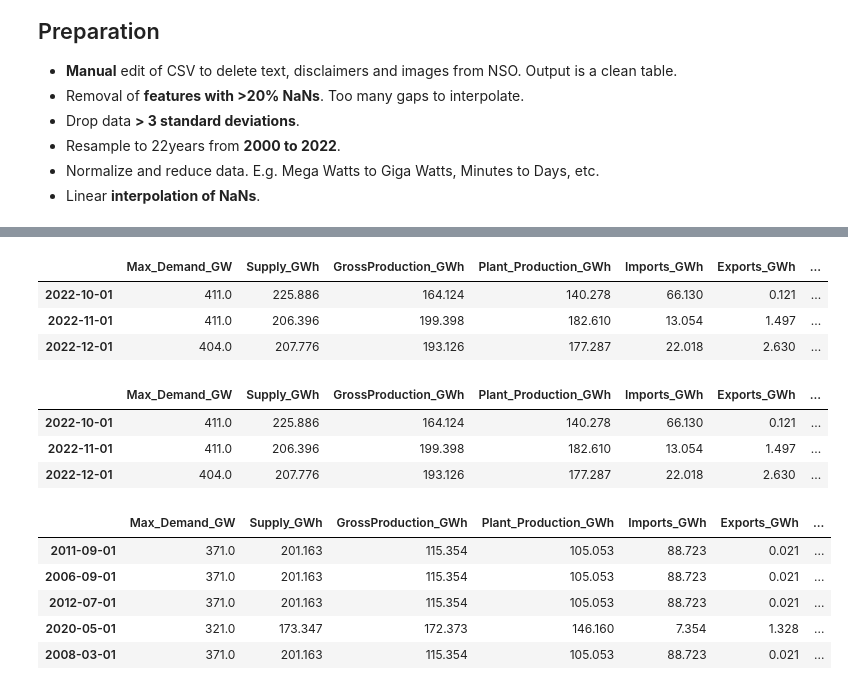
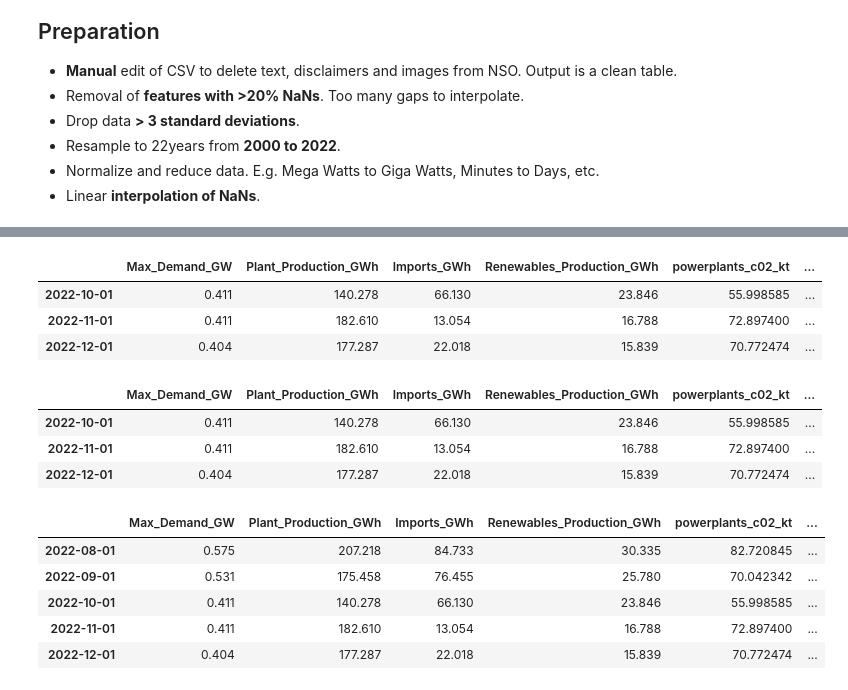
Before and after one commit to ATECO-malta/applied_ml_assignment, a Jupyter notebook: aml_ICS5110.ipynb, the cells around one changed output, grey strips where cells are left out. Drawn from its saved outputs; the diff is of its cells as text; code cells hidden in the pictures.

```diff
--- a/aml_ICS5110.ipynb
+++ b/aml_ICS5110.ipynb
@@ -121,17 +130,0 @@ Renewables_Production_MWh.csv
-# %%
-ENERGY_PROD = "energy_production.csv"
-
-electric_prod_df = pd.read_csv(f"{RAW_DATA_PATH}/{ENERGY_PROD}")
-electric_prod_df = electric_prod_df.T
-electric_prod_df.columns = ["GWH"]
-electric_prod_df.index = pd.to_datetime(electric_prod_df.index, format='%Y-%m')
-
-electric_prod_df = electric_prod_df[(electric_prod_df.index >= START_DATE) & (
-    electric_prod_df.index <= END_DATE)]
-electric_prod_df = electric_prod_df.interpolate().bfill().ffill()
-electric_prod_df = electric_prod_df[(electric_prod_df.index >= START_DATE) & (
-    electric_prod_df.index <= END_DATE)]
-
-all_data_df = pd.concat([all_data_df, electric_prod_df],
-                        axis=1, ignore_index=False)
-all_data_df.tail(3)
@@ -148,24 +187,23 @@ pop_df = pop_df.T
 pop_df.columns = ["Population"]
 
 # Indexed on year only, resample to monthly. interpolate everything.
-pop_df.index = pd.to_datetime(pop_df.index, format='%Y')
-pop_df = pop_df.resample('M').mean()
+pop_df.index = pd.to_datetime(pop_df.index, format="%Y")
+pop_df = pop_df.resample("M").mean()
 pop_df = pop_df[(pop_df.index >= START_DATE) & (pop_df.index <= END_DATE)]
 
 # resample puts it on the last day of the month!
-pop_df.index = pop_df.index.to_period(
-    'M').to_timestamp('M') + pd.DateOffset(days=1)
+pop_df.index = pop_df.index.to_period("M").to_timestamp("M") + pd.DateOffset(days=1)
 
 # Population is missing the last months from the resample.
 all_data_df = pd.concat([all_data_df, pop_df], axis=1, ignore_index=False)
-all_data_df['Population'] = all_data_df['Population'].interpolate().ffill().bfill()
+all_data_df["Population"] = all_data_df["Population"].interpolate().ffill().bfill()
 
 all_data_df.tail(3)
 # %% [output]
-|  | Max_Demand_GW | Supply_GWh | GrossProduction_GWh | Plant_Production_GWh | Imports_GWh | Exports_GWh | ... |
-| 2022-10-01 | 411.0 | 225.886 | 164.124 | 140.278 | 66.130 | 0.121 | ... |
-| 2022-11-01 | 411.0 | 206.396 | 199.398 | 182.610 | 13.054 | 1.497 | ... |
-| 2022-12-01 | 404.0 | 207.776 | 193.126 | 177.287 | 22.018 | 2.630 | ... |
+|  | Max_Demand_GW | Plant_Production_GWh | Imports_GWh | Renewables_Production_GWh | powerplants_c02_kt | ... |
+| 2022-10-01 | 0.411 | 140.278 | 66.130 | 23.846 | 55.998585 | ... |
+| 2022-11-01 | 0.411 | 182.610 | 13.054 | 16.788 | 72.897400 | ... |
+| 2022-12-01 | 0.404 | 177.287 | 22.018 | 15.839 | 70.772474 | ... |
 # %%
 from meteostat import Point, Daily, Monthly
 import pandas as pd
@@ -174,30 +212,30 @@ import pandas as pd
 malta = Point(35.8992, 14.5141)
 temp_data_df = Monthly(malta, START_DATE, END_DATE)
 temp_data_df = temp_data_df.fetch()
-temp_data_df = temp_data_df[(temp_data_df.index >= START_DATE) & (
-    temp_data_df.index <= END_DATE)]
+temp_data_df = temp_data_df[
+    (temp_data_df.index >= START_DATE) & (temp_data_df.index <= END_DATE)
+]
 
-temp_data_df.index = pd.to_datetime(temp_data_df.index, format='%Y-%m-%d')
+temp_data_df.index = pd.to_datetime(temp_data_df.index, format="%Y-%m-%d")
 temp_data_df = temp_data_df.interpolate().bfill()
 
-all_data_df = pd.concat([all_data_df, temp_data_df],
-                        axis=1, ignore_index=False)
+all_data_df = pd.concat([all_data_df, temp_data_df], axis=1, ignore_index=False)
 
 all_data_df.tail(3)
 # %% [output]
-|  | Max_Demand_GW | Supply_GWh | GrossProduction_GWh | Plant_Production_GWh | Imports_GWh | Exports_GWh | ... |
-| 2022-10-01 | 411.0 | 225.886 | 164.124 | 140.278 | 66.130 | 0.121 | ... |
-| 2022-11-01 | 411.0 | 206.396 | 199.398 | 182.610 | 13.054 | 1.497 | ... |
-| 2022-12-01 | 404.0 | 207.776 | 193.126 | 177.287 | 22.018 | 2.630 | ... |
+|  | Max_Demand_GW | Plant_Production_GWh | Imports_GWh | Renewables_Production_GWh | powerplants_c02_kt | ... |
+| 2022-10-01 | 0.411 | 140.278 | 66.130 | 23.846 | 55.998585 | ... |
+| 2022-11-01 | 0.411 | 182.610 | 13.054 | 16.788 | 72.897400 | ... |
+| 2022-12-01 | 0.404 | 177.287 | 22.018 | 15.839 | 70.772474 | ... |
 # %%
 # In case indices failed to align.
 all_data_df = all_data_df.interpolate().ffill().bfill()
-all_data_df.sample(5)
+all_data_df.tail(5)
 # %% [output]
-|  | Max_Demand_GW | Supply_GWh | GrossProduction_GWh | Plant_Production_GWh | Imports_GWh | Exports_GWh | ... |
-| 2011-09-01 | 371.0 | 201.163 | 115.354 | 105.053 | 88.723 | 0.021 | ... |
-| 2006-09-01 | 371.0 | 201.163 | 115.354 | 105.053 | 88.723 | 0.021 | ... |
-| 2012-07-01 | 371.0 | 201.163 | 115.354 | 105.053 | 88.723 | 0.021 | ... |
-| 2020-05-01 | 321.0 | 173.347 | 172.373 | 146.160 | 7.354 | 1.328 | ... |
-| 2008-03-01 | 371.0 | 201.163 | 115.354 | 105.053 | 88.723 | 0.021 | ... |
+|  | Max_Demand_GW | Plant_Production_GWh | Imports_GWh | Renewables_Production_GWh | powerplants_c02_kt | ... |
+| 2022-08-01 | 0.575 | 207.218 | 84.733 | 30.335 | 82.720845 | ... |
+| 2022-09-01 | 0.531 | 175.458 | 76.455 | 25.780 | 70.042342 | ... |
+| 2022-10-01 | 0.411 | 140.278 | 66.130 | 23.846 | 55.998585 | ... |
+| 2022-11-01 | 0.411 | 182.610 | 13.054 | 16.788 | 72.897400 | ... |
+| 2022-12-01 | 0.404 | 177.287 | 22.018 | 15.839 | 70.772474 | ... |
 # %%
```
Also changed, not shown: parts of 7 cells of this notebook, 10 other files.
